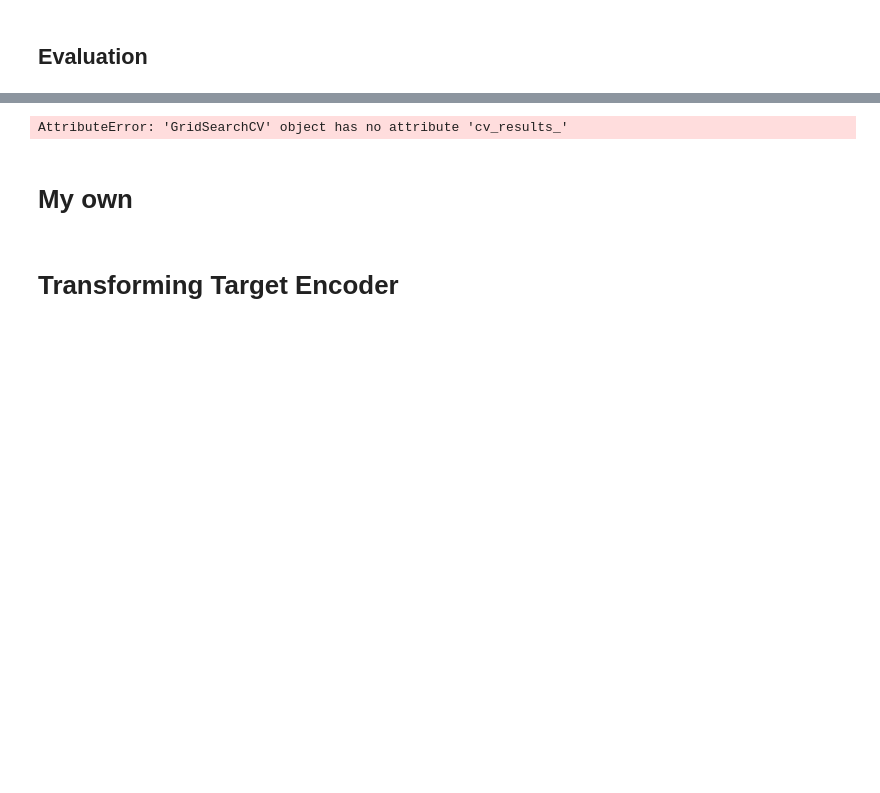
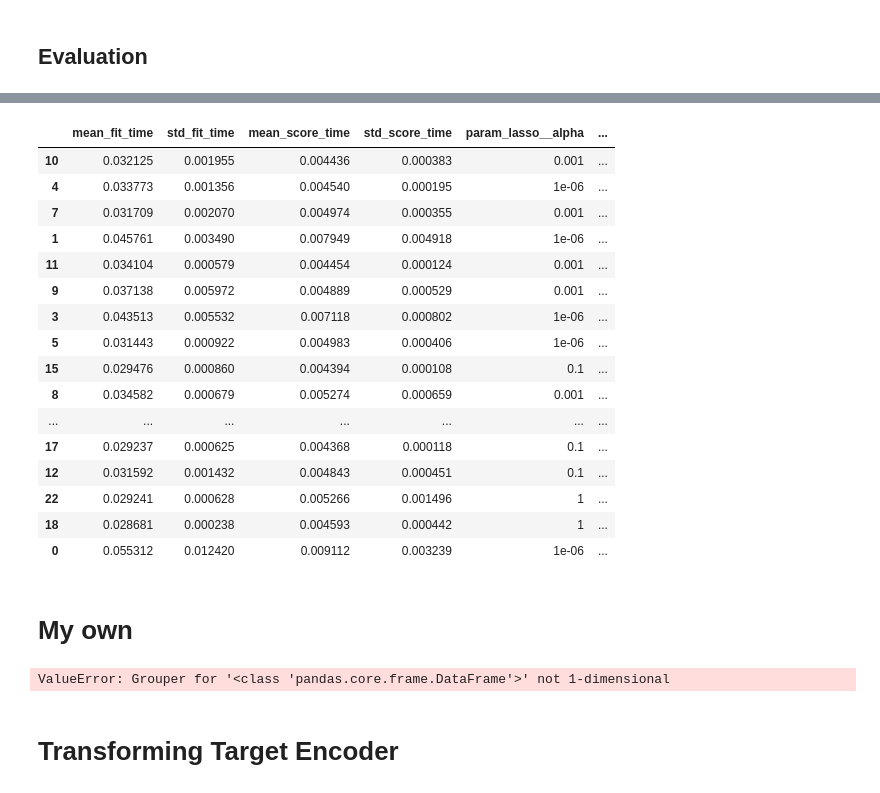
Before and after one commit to cmougan/percentile_encoder, a Jupyter notebook: Percentile_Encoder.ipynb, the cells around one changed output, grey strips where cells are left out. Drawn from its saved outputs; the diff is of its cells as text; code cells hidden in the pictures; blank space fills up the shorter version.

Commit message:
prior

```diff
--- a/Percentile_Encoder.ipynb
+++ b/Percentile_Encoder.ipynb
@@ -64,7 +76,7 @@ import category_encoders.utils as util
 __author__ = 'chappers'
 
 
-class PercentileEncoder(BaseEstimator, TransformerMixin):
+class PercentileEncoder(BaseEstimator, util.TransformerWithTargetMixin):
     """Target encoding for categorical features.
 
     For the case of categorical target: features are replaced with a blend of posterior probability of the target
@@ -223,14 +235,26 @@ class PercentileEncoder(BaseEstimator, TransformerMixin):
             col = switch.get('col')
             values = switch.get('mapping')
 
-            prior = self._mean = y.mean()
+            prior = self._mean = np.percentile(y,self.percentile)
 
             stats = y.groupby(X[col]).apply(lambda x: np.percentile(x,self.percentile))
 
 
+            smoothing = stats
 
-            mapping[col] = stats
-            #pdb.set_trace()
+
+            if self.handle_unknown == 'return_nan':
+                smoothing.loc[-1] = np.nan
+            elif self.handle_unknown == 'value':
+                smoothing.loc[-1] = prior
+
+            if self.handle_missing == 'return_nan':
+                smoothing.loc[values.loc[np.nan]] = np.nan
+            elif self.handle_missing == 'value':
+                smoothing.loc[-2] = prior
+
+            mapping[col] = smoothing
+
         return mapping
 
     def transform(self, X, y=None, override_return_df=False):
@@ -352,5 +396,6 @@ X_tr,X_te,y_tr,y_te = train_test_split(df.drop(columns = 'Rating'),df.Rating)
 # %%
-pe = PercentileEncoder(cols=cols_enc)
+pe = PercentileEncoder(cols=cols_enc,percentile=50)
+te = TargetEncoder(cols=cols_enc)
 lasso = linear_model.Lasso()
 scaler = StandardScaler()
 # %%
@@ -362,14 +407,14 @@ pipe = Pipeline([
     ('lasso',lasso)])
 
 pipeline_grid = {
-    #"lasso__alpha":[0.000001,0.001,0.1,1],
-    #"pe__percentile":[10,50,80]
+    "lasso__alpha":[0.000001,0.001,0.1,1],
+    "pe__percentile":[10,20,50,60,80,90]
 
         }
 # %%
-n_jobs=-1
+n_jobs=1
 cv = 3
-pipe_cv = GridSearchCV(pipe, param_grid=pipeline_grid, n_jobs = n_jobs, cv=cv,scoring='r2')
+pipe_cv = GridSearchCV(pipe, param_grid=pipeline_grid, n_jobs = n_jobs, cv=cv,scoring='neg_mean_absolute_error')
 # %%
 pipe_cv.fit(X_tr,y_tr)
 # %% [output]
@@ -377,7 +438,23 @@ ValueError: Input contains NaN, infinity or a value too large for dtype('float64
 # %%
-pd.DataFrame(pipe_cv.cv_results_)
+pd.DataFrame(pipe_cv.cv_results_).sort_values('rank_test_score')
 # %% [output]
-AttributeError: 'GridSearchCV' object has no attribute 'cv_results_'
+|  | mean_fit_time | std_fit_time | mean_score_time | std_score_time | param_lasso__alpha | ... |
+| 10 | 0.032125 | 0.001955 | 0.004436 | 0.000383 | 0.001 | ... |
+| 4 | 0.033773 | 0.001356 | 0.004540 | 0.000195 | 1e-06 | ... |
+| 7 | 0.031709 | 0.002070 | 0.004974 | 0.000355 | 0.001 | ... |
+| 1 | 0.045761 | 0.003490 | 0.007949 | 0.004918 | 1e-06 | ... |
+| 11 | 0.034104 | 0.000579 | 0.004454 | 0.000124 | 0.001 | ... |
+| 9 | 0.037138 | 0.005972 | 0.004889 | 0.000529 | 0.001 | ... |
+| 3 | 0.043513 | 0.005532 | 0.007118 | 0.000802 | 1e-06 | ... |
+| 5 | 0.031443 | 0.000922 | 0.004983 | 0.000406 | 1e-06 | ... |
+| 15 | 0.029476 | 0.000860 | 0.004394 | 0.000108 | 0.1 | ... |
+| 8 | 0.034582 | 0.000679 | 0.005274 | 0.000659 | 0.001 | ... |
+| ... | ... | ... | ... | ... | ... | ... |
+| 17 | 0.029237 | 0.000625 | 0.004368 | 0.000118 | 0.1 | ... |
+| 12 | 0.031592 | 0.001432 | 0.004843 | 0.000451 | 0.1 | ... |
+| 22 | 0.029241 | 0.000628 | 0.005266 | 0.001496 | 1 | ... |
+| 18 | 0.028681 | 0.000238 | 0.004593 | 0.000442 | 1 | ... |
+| 0 | 0.055312 | 0.012420 | 0.009112 | 0.003239 | 1e-06 | ... |
 # %% [markdown]
 # My own
 # %%
@@ -387,6 +464,8 @@ X = util.convert_input(X)
 y = util.convert_input_vector(y, X.index)
 # %%
 y.groupby(X[cols_enc]).agg(['count', 'mean'])
+# %% [output]
+ValueError: Grouper for '<class 'pandas.core.frame.DataFrame'>' not 1-dimensional
 # %%
 df.groupby(cols_enc)['Rating'].apply(lambda x: np.percentile(x,80))
 # %%
```
Also changed, not shown: parts of 9 cells of this notebook.
